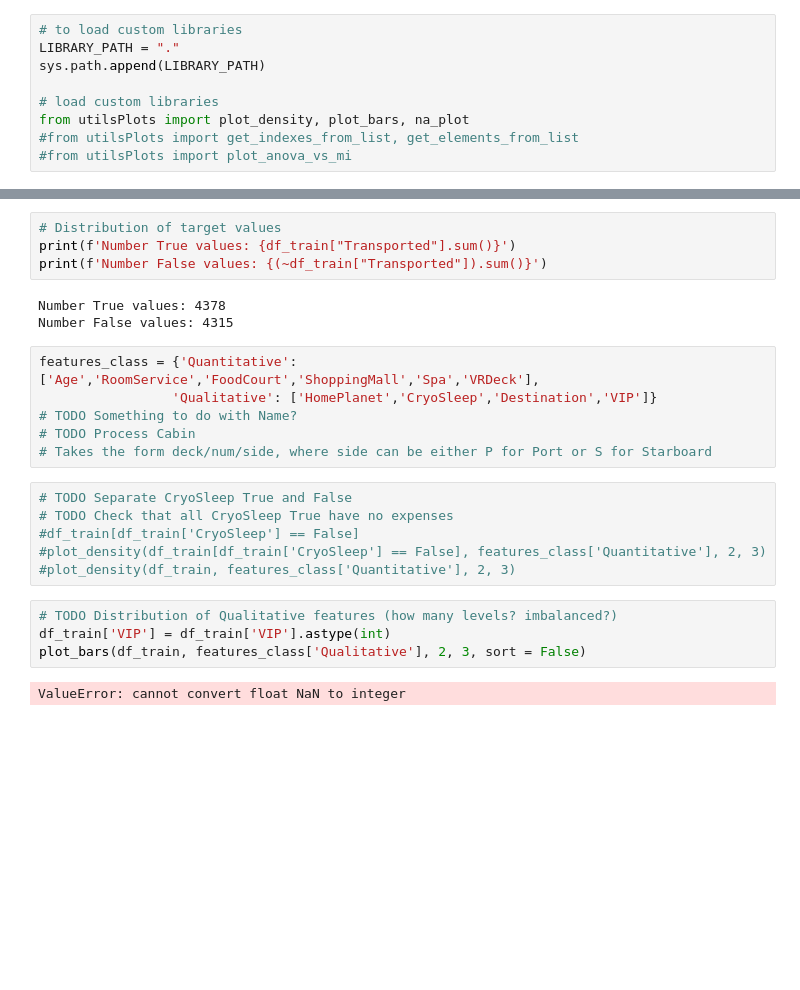
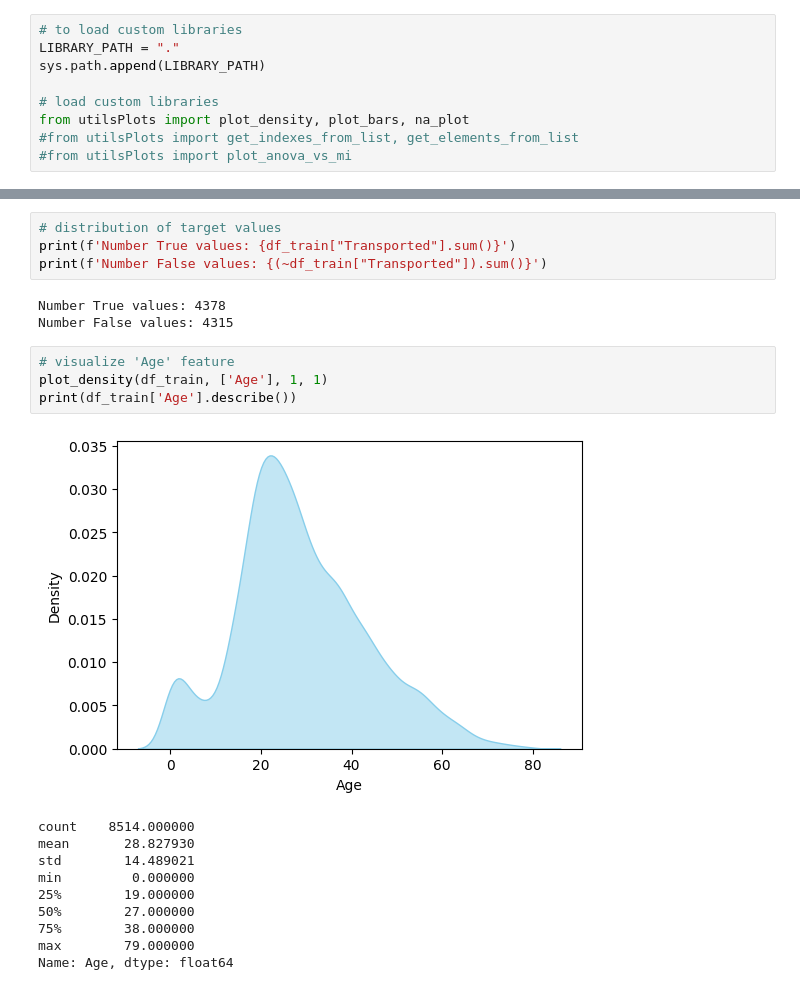
Before and after one commit to mapardo-lab/spaceshipTitanic, a Jupyter notebook: EDA.ipynb, the cells around one changed output, grey strips where cells are left out. Saved outputs shown, nothing was run; the diff lists cells and outputs as text; blank space fills up the shorter version.

```diff
--- a/EDA.ipynb
+++ b/EDA.ipynb
@@ -85,27 +72,24 @@ Name            200
 Transported       0
 dtype: int64
 # %%
-# Distribution of target values
+# distribution of target values
 print(f'Number True values: {df_train["Transported"].sum()}')
 print(f'Number False values: {(~df_train["Transported"]).sum()}')
 # %% [output]
 Number True values: 4378
 Number False values: 4315
-# %%
-features_class = {'Quantitative': ['Age','RoomService','FoodCourt','ShoppingMall','Spa','VRDeck'],
-                 'Qualitative': ['HomePlanet','CryoSleep','Destination','VIP']}
-# TODO Something to do with Name?
-# TODO Process Cabin
-# Takes the form deck/num/side, where side can be either P for Port or S for Starboard
-# %%
-# TODO Separate CryoSleep True and False
-# TODO Check that all CryoSleep True have no expenses
-#df_train[df_train['CryoSleep'] == False]
-#plot_density(df_train[df_train['CryoSleep'] == False], features_class['Quantitative'], 2, 3)
-#plot_density(df_train, features_class['Quantitative'], 2, 3)
-# %%
-# TODO Distribution of Qualitative features (how many levels? imbalanced?)
-df_train['VIP'] = df_train['VIP'].astype(int)
-plot_bars(df_train, features_class['Qualitative'], 2, 3, sort = False)
-# %% [output]
-ValueError: cannot convert float NaN to integer
+# %%
+# visualize 'Age' feature
+plot_density(df_train, ['Age'], 1, 1)
+print(df_train['Age'].describe())
+# %% [output]
+[figure, added]
+count    8514.000000
+mean       28.827930
+std        14.489021
+min         0.000000
+25%        19.000000
+50%        27.000000
+75%        38.000000
+max        79.000000
+Name: Age, dtype: float64
```
Also changed, not shown: parts of 11 cells of this notebook, 1 other file.
